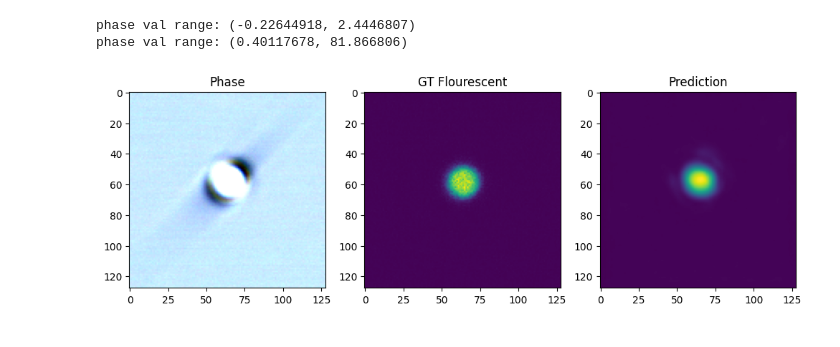
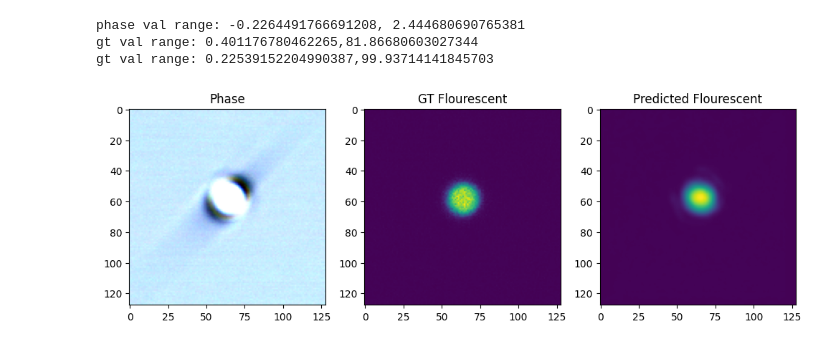
Before and after one commit to shenghh2015/artificial_confocal, a Jupyter notebook: codes/inspect_trained_model.ipynb, the cells around one changed output. Cells and saved outputs as stored; diff of their text form; code cells hidden in the pictures.

```diff
--- a/codes/inspect_trained_model.ipynb
+++ b/codes/inspect_trained_model.ipynb
@@ -12,10 +12,9 @@ os.environ['CUDA_VISIBLE_DEVICES'] = '1'
 dataset_name = 'bead'
 valid_dim    = 128
 backbone     = 'efficientnetb0'
-
 output_channels = 1
 model           = Unet(backbone, encoder_weights='imagenet', classes= 1, activation='relu')           # model: U-net + EfficientNet
-weight_file     = os.path.join(root_dir + '/results', f'{dataset_name}_dim-{valid_dim}_{backbone}', 'model2.h5')
+weight_file     = os.path.join(root_dir + '/results', f'{dataset_name}_dim-{valid_dim}_{backbone}', 'model.h5')
 print(weight_file)
 model.load_weights(weight_file)
 # %% [output]
@@ -51,21 +26,21 @@ pciBusID: 0000:08:00.0
 # %%
-# date loader
+# date loaders
+scale = 100.    # used in the model training
 dataset_dir  = os.path.join(root_dir, f'dataset/{dataset_name}')
 preprocess_input = sm.get_preprocessing(backbone)     # preprocessing configuration
 valid_dataset    = Dataset(dataset_dir,   'valid.txt',
                         z_range       = [0, 255],
-                        scale         = 100.,
+                        scale         = scale,
                         augmentation  = get_augmentation(dim = 128,
-                                                            is_train = False),
+                                                         is_train = False),
                         preprocessing = get_preprocessing(preprocess_input))
 valid_dataloader = Dataloder(valid_dataset, batch_size=1, shuffle=False)
 # %%
-# print(valid_dataloader.dataset.ids)
 sample_index = len(valid_dataloader) // 2
 valid_sample = valid_dataloader[sample_index]
 phase = valid_sample[0]
-gt_fl = valid_sample[1].squeeze()
-pr_fl = model.predict(phase).squeeze()
+gt_fl = valid_sample[1].squeeze() / scale
+pr_fl = model.predict(phase).squeeze() / scale
 
 fig  = plt.figure(figsize = (12, 4))
 ax   = fig.add_subplot(1, 3, 1)
@@ -76,8 +51,8 @@ ax.set_title('Phase')
 bx.imshow(gt_fl)
 bx.set_title('GT Flourescent')
 cx.imshow(pr_fl)
-cx.set_title('Prediction')
-print(f'phase val range: {phase.min(), phase.max()}')
-print(f'gt val range: {gt_fl.min(),    gt_fl.max()}')
-print(f'gt val range: {gt_fl.min(),    gt_fl.max()}')
+cx.set_title('Predicted Flourescent')
+print(f'phase val range: {phase.min()}, {phase.max()}')
+print(f'gt val range: {gt_fl.min()},{gt_fl.max()}')
+print(f'gt val range: {pr_fl.min()},{pr_fl.max()}')
 # %% [output]
@@ -86,4 +61,5 @@ print(f'gt val range: {gt_fl.min(),    gt_fl.max()}')
 Clipping input data to the valid range for imshow with RGB data ([0..1] for floats or [0..255] for integers).
-phase val range: (-0.22644918, 2.4446807)
-phase val range: (0.40117678, 81.866806)
+phase val range: -0.2264491766691208, 2.444680690765381
+gt val range: 0.401176780462265,81.86680603027344
+gt val range: 0.22539152204990387,99.93714141845703
-[figure, old version]
+[figure, new version]
```
Also changed, not shown: parts of 2 cells of this notebook.
